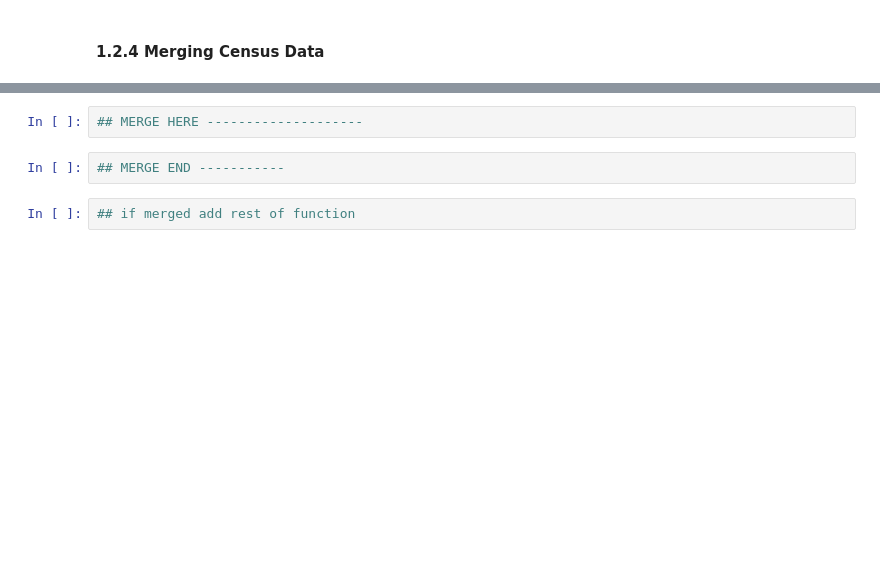
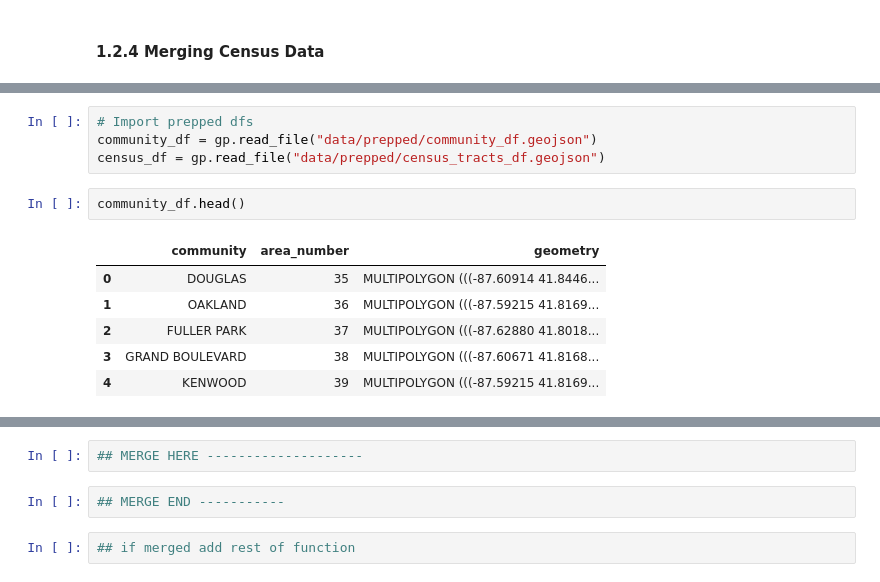
Before and after one commit to madxox/AAA_Teamassignment, a Jupyter notebook: 01a_prep_taxidata.ipynb, the cells around one changed output, grey strips where cells are left out. Saved outputs shown, nothing was run; the diff lists cells and outputs as text; blank space fills up the shorter version.

```diff
--- a/01a_prep_taxidata.ipynb
+++ b/01a_prep_taxidata.ipynb
@@ -290,0 +233,13 @@ test_df.head()
+# %%
+# Import prepped dfs
+community_df = gp.read_file("data/prepped/community_df.geojson")
+census_df = gp.read_file("data/prepped/census_tracts_df.geojson")
+# %%
+community_df.head()
+# %% [output]
+|  | community | area_number | geometry |
+| 0 | DOUGLAS | 35 | MULTIPOLYGON (((-87.60914 41.8446... |
+| 1 | OAKLAND | 36 | MULTIPOLYGON (((-87.59215 41.8169... |
+| 2 | FULLER PARK | 37 | MULTIPOLYGON (((-87.62880 41.8018... |
+| 3 | GRAND BOULEVARD | 38 | MULTIPOLYGON (((-87.60671 41.8168... |
+| 4 | KENWOOD | 39 | MULTIPOLYGON (((-87.59215 41.8169... |
```
Also changed, not shown: parts of 28 cells of this notebook.
